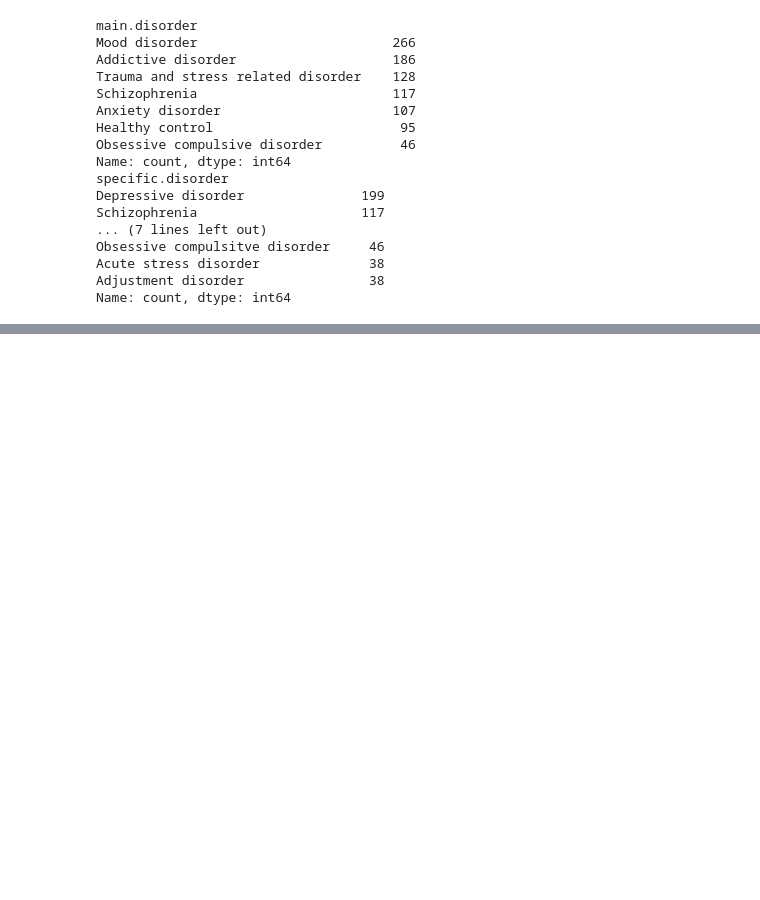
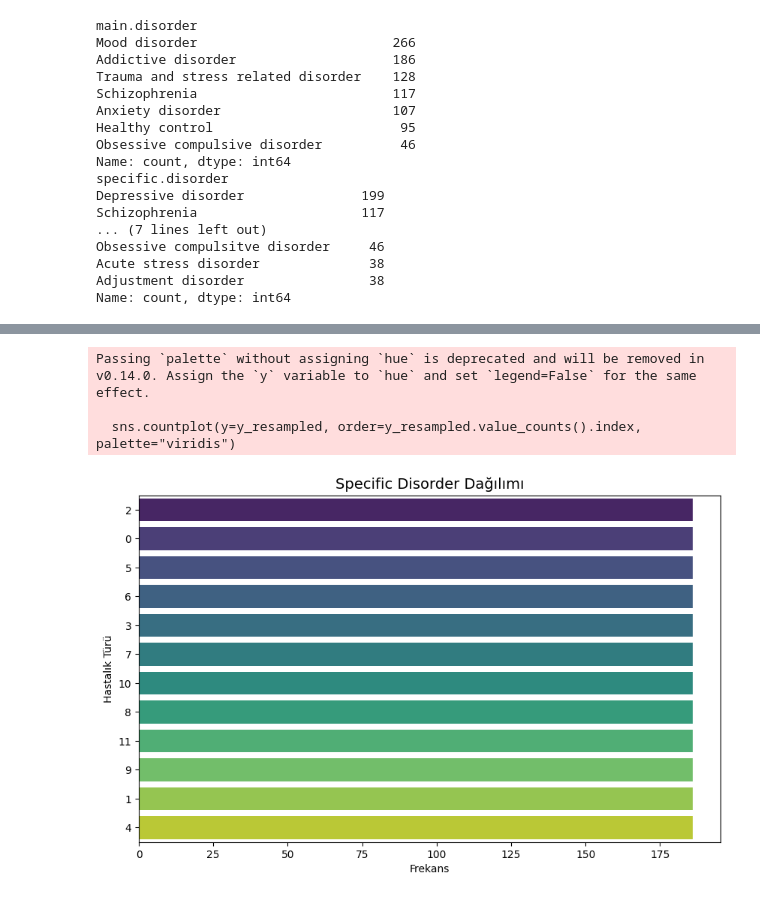
Before and after one commit to snmkrhn/EEG-Sinyalleri-ile-Psikiyatrik-Bozukluklar-n-Tespiti, a Jupyter notebook: EEG_Sinyalleri_ile_Psikiyatrik_Bozuklukların.ipynb, the cells around one changed output, grey strips where cells are left out. Drawn from its saved outputs; the diff is of its cells as text; code cells hidden in the pictures; blank space fills up the shorter version.

```diff
--- a/EEG_Sinyalleri_ile_Psikiyatrik_Bozuklukların.ipynb
+++ b/EEG_Sinyalleri_ile_Psikiyatrik_Bozuklukların.ipynb
@@ -557,0 +598,3 @@ plt.show()
+# %%
+df['age'].fillna(df['age'].median(), inplace=True)
+df['IQ'].fillna(df['IQ'].median(), inplace=True)
@@ -557,0 +614,5 @@ plt.show()
+# %%
+Q1 = df['age'].quantile(0.25)
+Q3 = df['age'].quantile(0.75)
+IQR = Q3 - Q1
+df = df[(df['age'] >= Q1 - 1.5 * IQR) & (df['age'] <= Q3 + 1.5 * IQR)]
@@ -557,0 +641,2 @@ plt.show()
+# %%
+df.drop(columns=['Unnamed: 122'], inplace=True)
@@ -557,0 +647,14 @@ plt.show()
+# %%
+from imblearn.over_sampling import SMOTE
+from collections import Counter
+
+# Özellikleri ve hedef değişkeni belirleme
+X = df.drop(columns=['specific.disorder'])  # Bağımsız değişkenler
+y = df['specific.disorder']  # Bağımlı değişken
+
+# SMOTE uygulama
+smote = SMOTE(sampling_strategy='auto', random_state=42)
+X_resampled, y_resampled = smote.fit_resample(X, y)
+
+# Yeni dağılımı kontrol etme
+print("SMOTE Sonrası Sınıf Dağılımı:", Counter(y_resampled))
@@ -565,0 +712,12 @@ df['specific.disorder'] = le.fit_transform(df['specific.disorder'])
+# %%
+plt.figure(figsize=(10, 6))
+sns.countplot(y=y_resampled, order=y_resampled.value_counts().index, palette="viridis")
+plt.title("Specific Disorder Dağılımı", fontsize=14)
+plt.xlabel("Frekans")
+plt.ylabel("Hastalık Türü")
+plt.show()
+# %% [output]
+Passing `palette` without assigning `hue` is deprecated and will be removed in v0.14.0. Assign the `y` variable to `hue` and set `legend=False` for the same effect.
+
+  sns.countplot(y=y_resampled, order=y_resampled.value_counts().index, palette="viridis")
+[figure, added]
```
Also changed, not shown: parts of 23 cells of this notebook.
